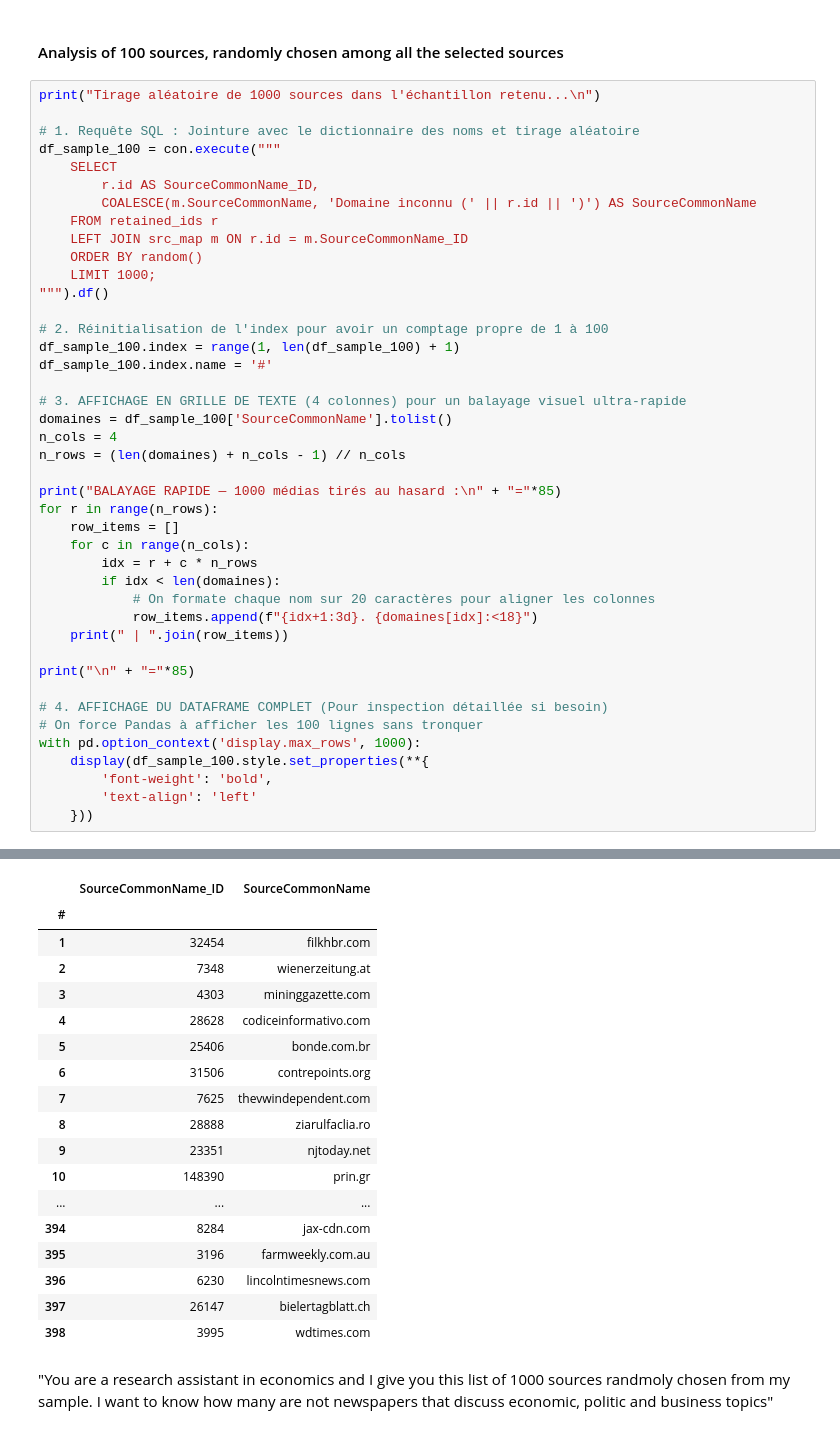
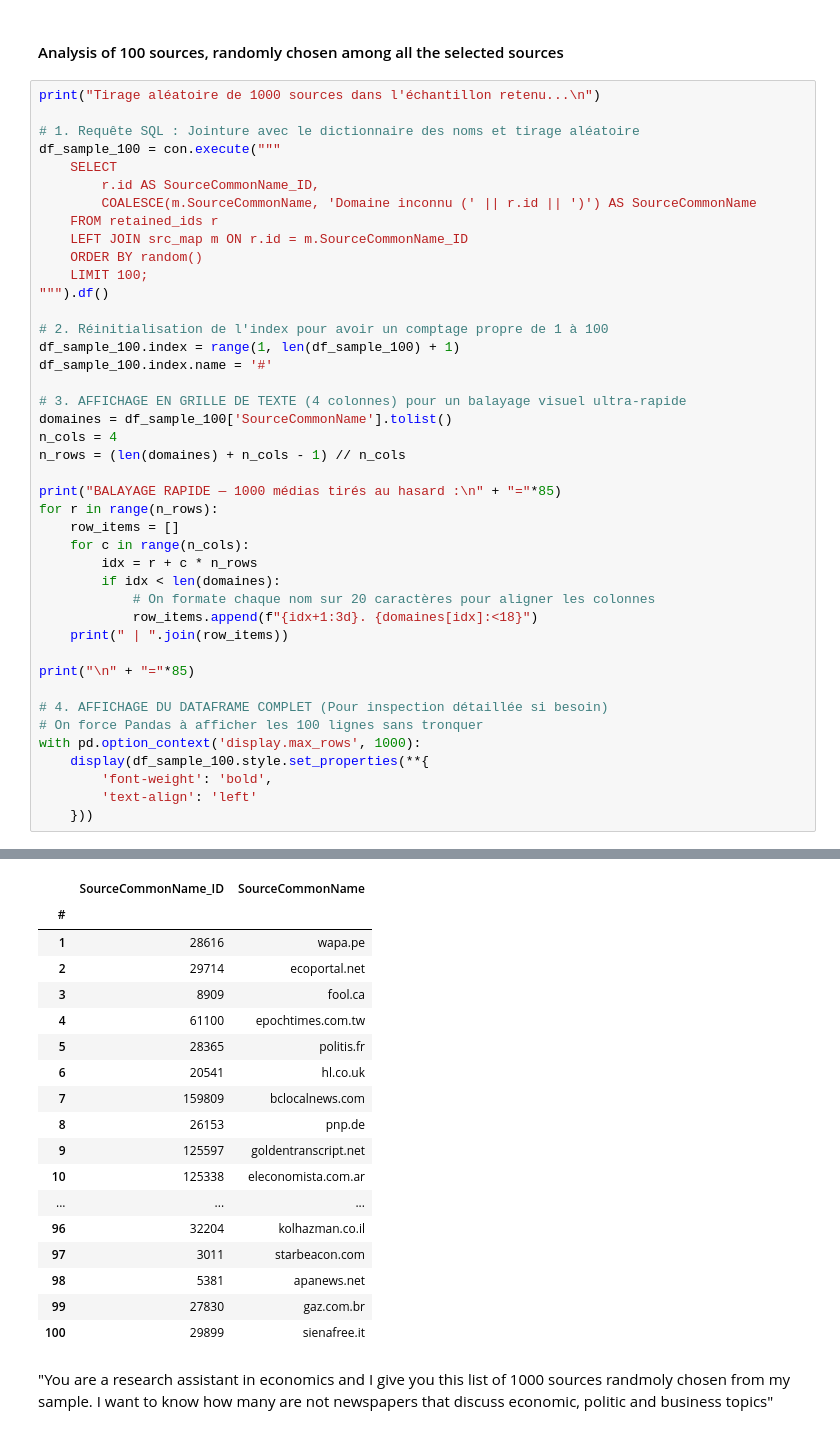
Before and after one commit to clucasmurex/gdelt, a Jupyter notebook: B_total_sources_analysis.ipynb, the cells around one changed output, grey strips where cells are left out. Saved outputs shown, nothing was run; the diff lists cells and outputs as text.

```diff
--- a/B_total_sources_analysis.ipynb
+++ b/B_total_sources_analysis.ipynb
@@ -195,7 +202,7 @@ df_sample_100 = con.execute("""
     FROM retained_ids r
     LEFT JOIN src_map m ON r.id = m.SourceCommonName_ID
     ORDER BY random()
-    LIMIT 1000;
+    LIMIT 100;
 """).df()
 
 # 2. Réinitialisation de l'index pour avoir un comptage propre de 1 à 100
@@ -245,22 +252,22 @@ BALAYAGE RAPIDE — 1000 médias tirés au hasard :
 
 =====================================================================================
 |  | SourceCommonName_ID | SourceCommonName |
 | # |  |  |
-| 1 | 32454 | filkhbr.com |
-| 2 | 7348 | wienerzeitung.at |
-| 3 | 4303 | mininggazette.com |
-| 4 | 28628 | codiceinformativo.com |
-| 5 | 25406 | bonde.com.br |
-| 6 | 31506 | contrepoints.org |
-| 7 | 7625 | thevwindependent.com |
-| 8 | 28888 | ziarulfaclia.ro |
-| 9 | 23351 | njtoday.net |
-| 10 | 148390 | prin.gr |
+| 1 | 28616 | wapa.pe |
+| 2 | 29714 | ecoportal.net |
+| 3 | 8909 | fool.ca |
+| 4 | 61100 | epochtimes.com.tw |
+| 5 | 28365 | politis.fr |
+| 6 | 20541 | hl.co.uk |
+| 7 | 159809 | bclocalnews.com |
+| 8 | 26153 | pnp.de |
+| 9 | 125597 | goldentranscript.net |
+| 10 | 125338 | eleconomista.com.ar |
 | ... | ... | ... |
-| 394 | 8284 | jax-cdn.com |
-| 395 | 3196 | farmweekly.com.au |
-| 396 | 6230 | lincolntimesnews.com |
-| 397 | 26147 | bielertagblatt.ch |
-| 398 | 3995 | wdtimes.com |
+| 96 | 32204 | kolhazman.co.il |
+| 97 | 3011 | starbeacon.com |
+| 98 | 5381 | apanews.net |
+| 99 | 27830 | gaz.com.br |
+| 100 | 29899 | sienafree.it |
 # %% [markdown]
 "You are a research assistant in economics and I give you this list of 1000 sources randmoly chosen from my sample. I want to know how many are not newspapers that discuss economic, politic and business topics"
```
Also changed, not shown: parts of 10 cells of this notebook, 3 other files.
